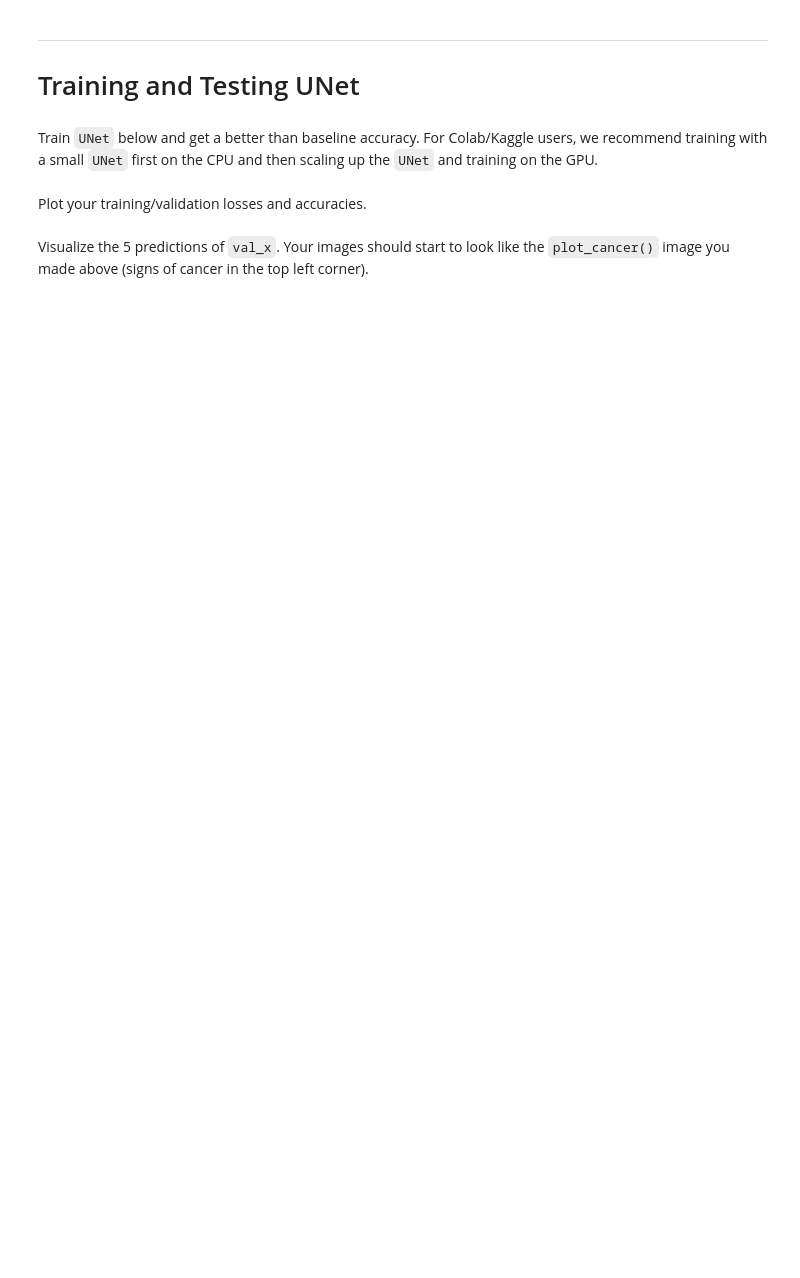
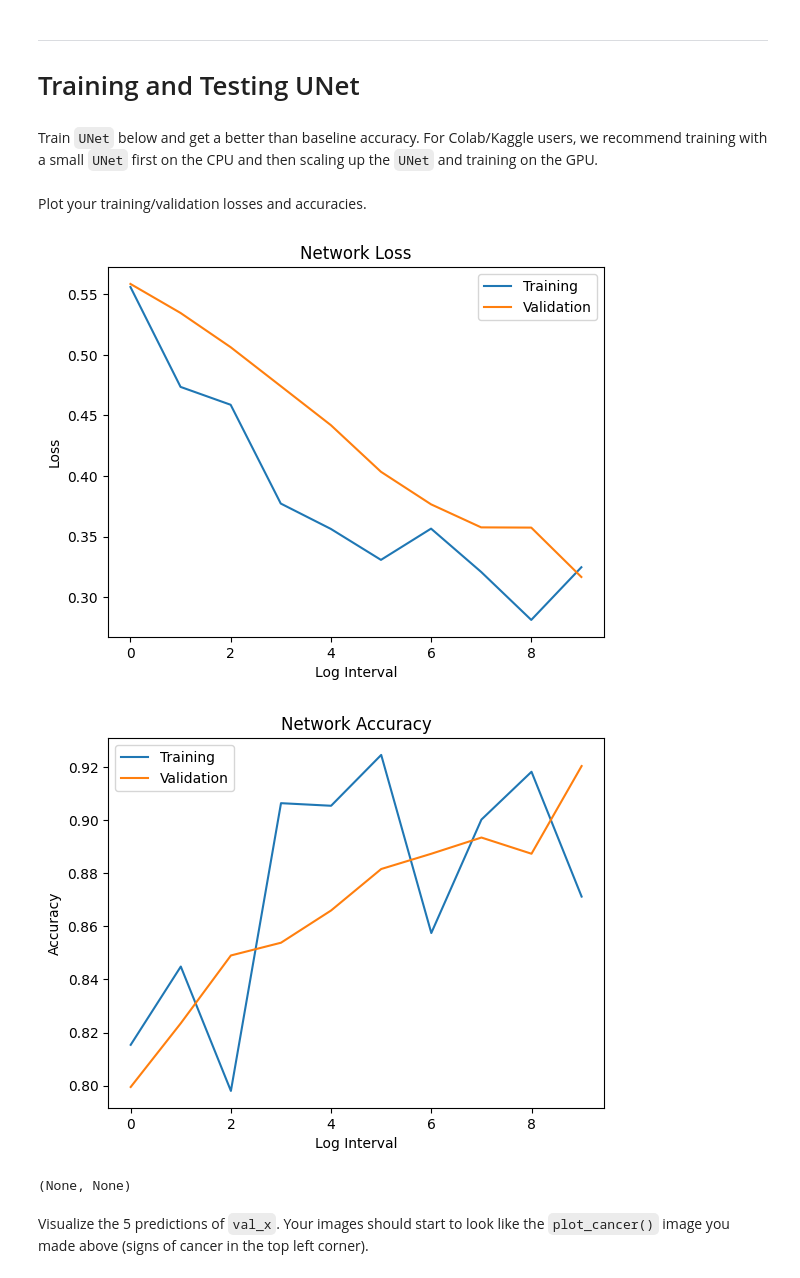
Before and after one commit to andrewhall1124/CS_474, a Jupyter notebook: labs/lab4_unets.ipynb, the cells around one changed output. Cells and saved outputs as stored; diff of their text form; code cells hidden in the pictures; blank space fills up the shorter version.

```diff
--- a/labs/lab4_unets.ipynb
+++ b/labs/lab4_unets.ipynb
@@ -480,7 +529,7 @@ class DownBlock(nn.Module):
             nn.Conv2d(out_channels, out_channels, kernel_size=3, padding=1),
             nn.BatchNorm2d(out_channels),
             nn.ReLU(),
-            nn.Dropout(),
+            nn.Dropout(.3),
         )
         self.max_pool = nn.MaxPool2d(kernel_size=2, stride=2)
 
@@ -502,7 +551,7 @@ class UpBlock(nn.Module):
             nn.Conv2d(out_channels, out_channels, kernel_size=3, padding=1),
             nn.BatchNorm2d(out_channels),
             nn.ReLU(),
-            nn.Dropout(),
+            nn.Dropout(.3),
         )
 
     def forward(self, x, cross_output):
@@ -633,4 +657,32 @@ val_im_delay = 50 # how many steps before we start storing validation image pred
+# %%
+u_net = UNet().to(device)
+optimizer = optim.Adam(u_net.parameters(), lr=.001)
+
+
+# Here are some example hyperparameters: feel free to play around with them for better results
+n_minibatch_steps = 100
+log_interval = 10
+val_interval = 10
+val_im_delay = 0
+
+train_losses, train_accs, val_losses, val_accs, val_images = train(
+    net=u_net,
+    optimizer=optimizer,
+    train_dataloader=train_loader,
+    val_dataloader=val_loader,
+    n_minibatch_steps=n_minibatch_steps,
+    log_interval=log_interval,
+    val_interval=val_interval,
+    val_im_delay=val_im_delay,
+    val_x=val_x
+)
 # %% [markdown]
 Plot your training/validation losses and accuracies.
+# %%
+plot_losses(train_losses, val_losses), plot_accuracies(train_accs, val_accs)
+# %% [output]
+[figure, added]
+[figure, added]
+(None, None)
 # %% [markdown]
 Visualize the 5 predictions of `val_x`. Your images should start to look like the `plot_cancer()` image you made above (signs of cancer in the top left corner).
```
Also changed, not shown: parts of 18 cells of this notebook.
